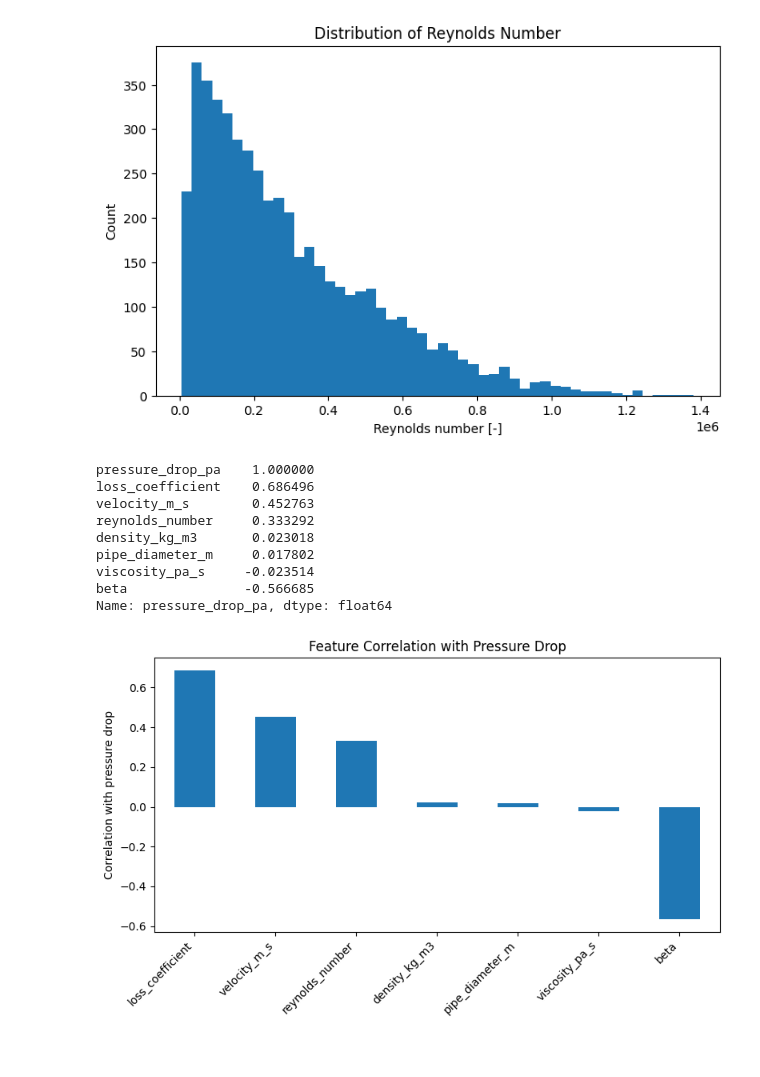
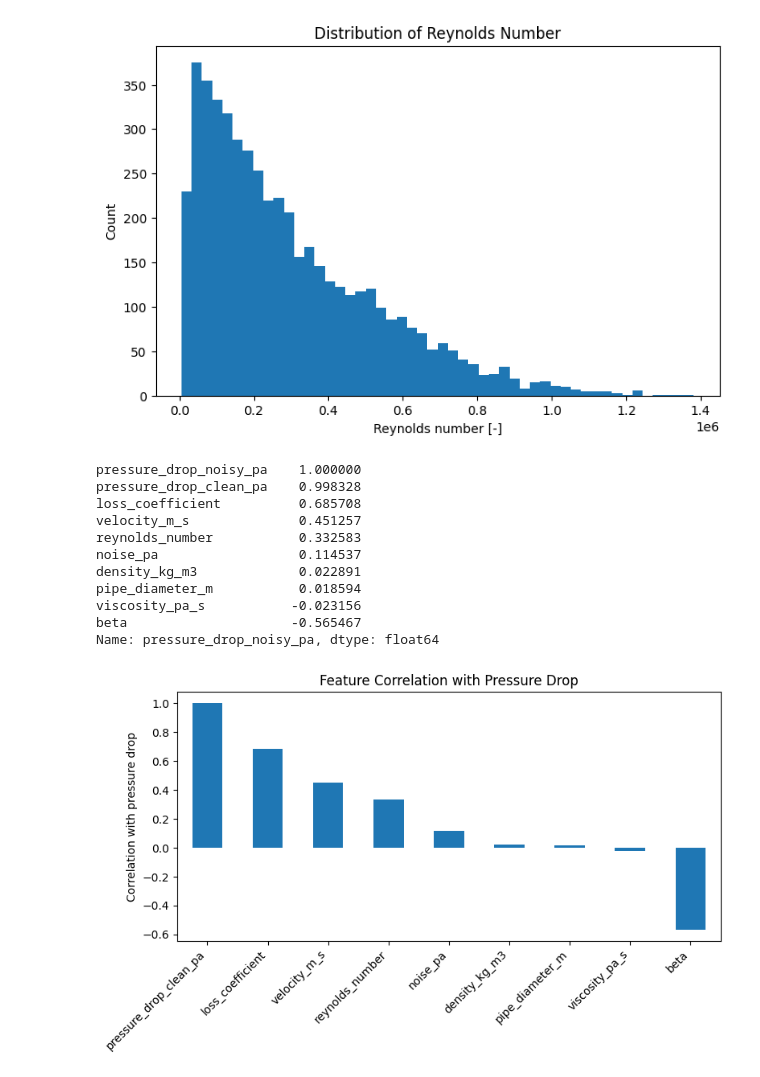
Before and after one commit to moeybek/pressure-drop-ml, a Jupyter notebook: notebooks/01_data_exploration.ipynb, the cells around one changed output. Drawn from its saved outputs; the diff is of its cells as text; code cells hidden in the pictures.

Commit message:
comparison clean and noisy data

```diff
--- a/notebooks/01_data_exploration.ipynb
+++ b/notebooks/01_data_exploration.ipynb
@@ -86,28 +92,34 @@ plt.show()
 # %% [output]
 [figure]
 # %%
-corr = df.corr(numeric_only=True)["pressure_drop_pa"].sort_values(ascending=False)
+corr = df.corr(numeric_only=True)["pressure_drop_noisy_pa"].sort_values(ascending=False)
 corr
+
+#negative viscosity correlation is expected since higher viscosity means lower velocity and thus lower pressure drop
 # %% [output]
-pressure_drop_pa    1.000000
-loss_coefficient    0.686496
-velocity_m_s        0.452763
-reynolds_number     0.333292
-density_kg_m3       0.023018
-pipe_diameter_m     0.017802
-viscosity_pa_s     -0.023514
-beta               -0.566685
-Name: pressure_drop_pa, dtype: float64
+pressure_drop_noisy_pa    1.000000
+pressure_drop_clean_pa    0.998328
+loss_coefficient          0.685708
+velocity_m_s              0.451257
+reynolds_number           0.332583
+noise_pa                  0.114537
+density_kg_m3             0.022891
+pipe_diameter_m           0.018594
+viscosity_pa_s           -0.023156
+beta                     -0.565467
+Name: pressure_drop_noisy_pa, dtype: float64
 # %%
 plt.figure(figsize=(8, 5))
-corr.drop("pressure_drop_pa").plot(kind="bar")
+corr.drop("pressure_drop_noisy_pa").plot(kind="bar")
 plt.ylabel("Correlation with pressure drop")
 plt.title("Feature Correlation with Pressure Drop")
 plt.xticks(rotation=45, ha="right")
 plt.tight_layout()
 plt.show()
+
+#negative beta correlation is expected since smaller beta means larger orifice and thus higher velocity and pressure drop
 # %% [output]
-[figure, old version]
+[figure, new version]
 # %%
 output_dir = Path("../figures/generated")
 output_dir.mkdir(parents=True, exist_ok=True)
```
Also changed, not shown: parts of 8 cells of this notebook, 4 other files.
